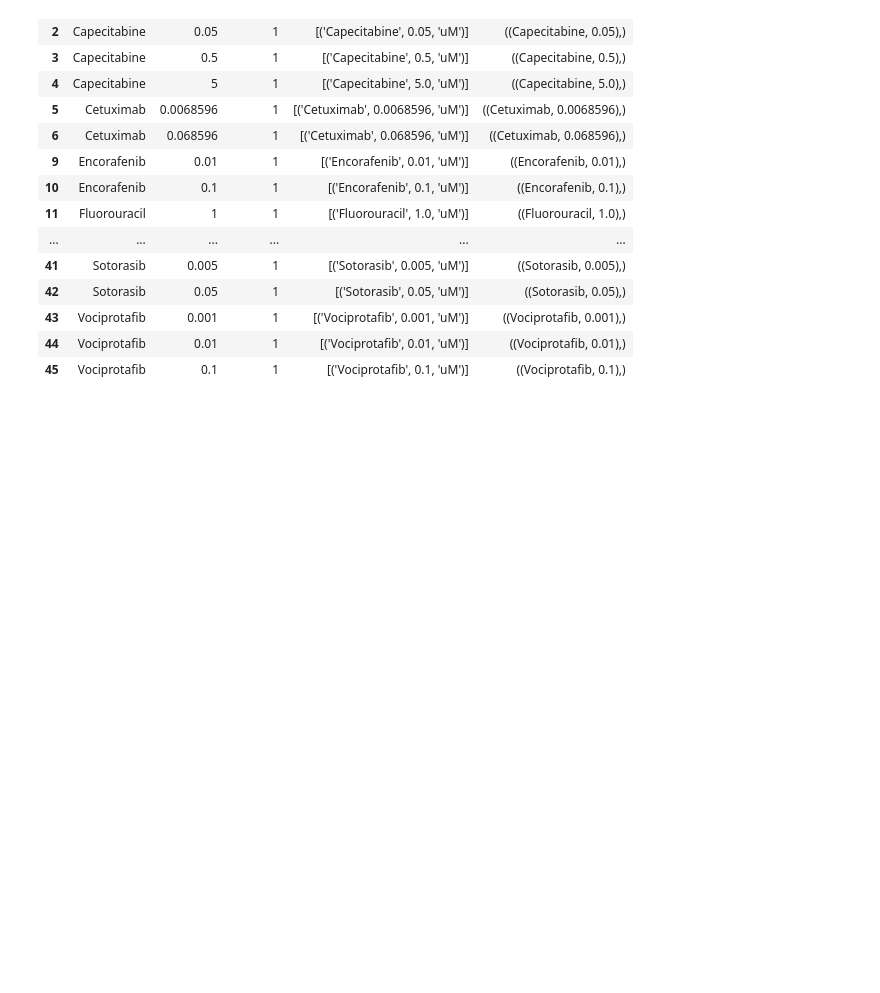
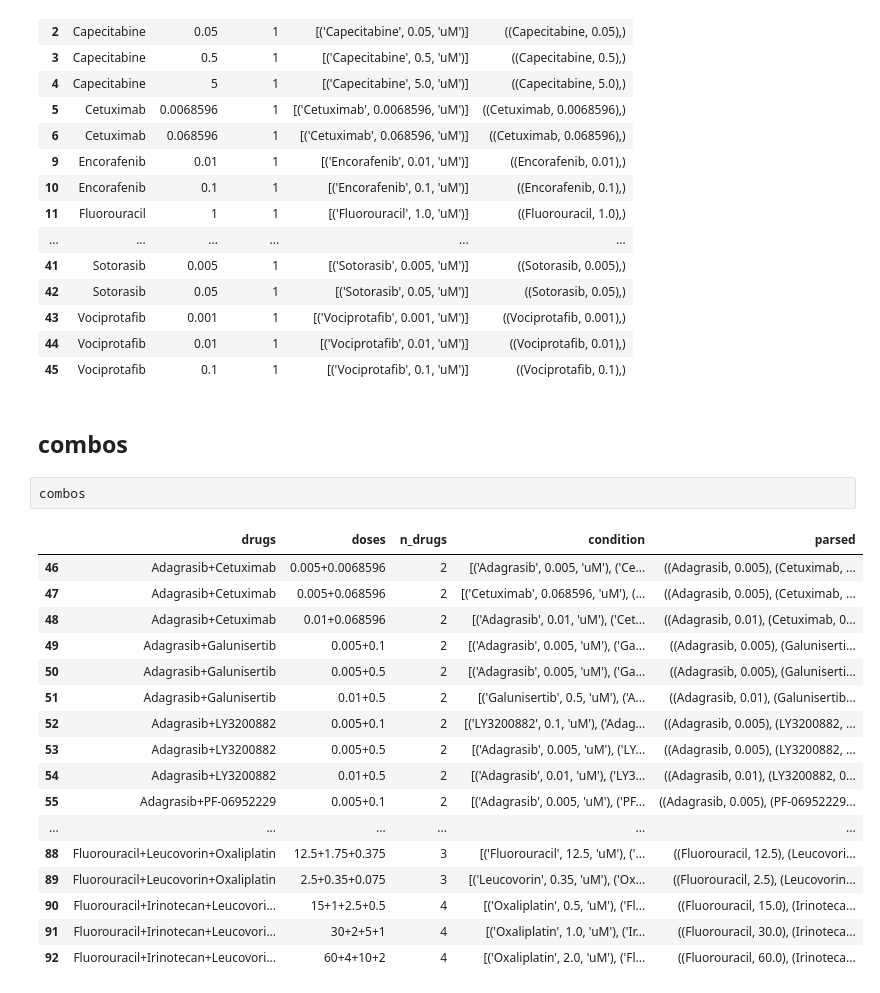
Before and after one commit to jeannieshe/relearn, a Jupyter notebook: notebooks/alaysia/emeraldbay_exploration.ipynb, the cells around one changed output. Saved outputs shown, nothing was run; the diff lists cells and outputs as text; blank space fills up the shorter version.

```diff
--- a/notebooks/alaysia/emeraldbay_exploration.ipynb
+++ b/notebooks/alaysia/emeraldbay_exploration.ipynb
@@ -118,3 +122,25 @@ singles
 | 43 | Vociprotafib | 0.001 | 1 | [('Vociprotafib', 0.001, 'uM')] | ((Vociprotafib, 0.001),) |
 | 44 | Vociprotafib | 0.01 | 1 | [('Vociprotafib', 0.01, 'uM')] | ((Vociprotafib, 0.01),) |
 | 45 | Vociprotafib | 0.1 | 1 | [('Vociprotafib', 0.1, 'uM')] | ((Vociprotafib, 0.1),) |
+# %% [markdown]
+## combos
+# %%
+combos
+# %% [output]
+|  | drugs | doses | n_drugs | condition | parsed |
+| 46 | Adagrasib+Cetuximab | 0.005+0.0068596 | 2 | [('Adagrasib', 0.005, 'uM'), ('Ce... | ((Adagrasib, 0.005), (Cetuximab, ... |
+| 47 | Adagrasib+Cetuximab | 0.005+0.068596 | 2 | [('Cetuximab', 0.068596, 'uM'), (... | ((Adagrasib, 0.005), (Cetuximab, ... |
+| 48 | Adagrasib+Cetuximab | 0.01+0.068596 | 2 | [('Adagrasib', 0.01, 'uM'), ('Cet... | ((Adagrasib, 0.01), (Cetuximab, 0... |
+| 49 | Adagrasib+Galunisertib | 0.005+0.1 | 2 | [('Adagrasib', 0.005, 'uM'), ('Ga... | ((Adagrasib, 0.005), (Galuniserti... |
+| 50 | Adagrasib+Galunisertib | 0.005+0.5 | 2 | [('Adagrasib', 0.005, 'uM'), ('Ga... | ((Adagrasib, 0.005), (Galuniserti... |
+| 51 | Adagrasib+Galunisertib | 0.01+0.5 | 2 | [('Galunisertib', 0.5, 'uM'), ('A... | ((Adagrasib, 0.01), (Galunisertib... |
+| 52 | Adagrasib+LY3200882 | 0.005+0.1 | 2 | [('LY3200882', 0.1, 'uM'), ('Adag... | ((Adagrasib, 0.005), (LY3200882, ... |
+| 53 | Adagrasib+LY3200882 | 0.005+0.5 | 2 | [('Adagrasib', 0.005, 'uM'), ('LY... | ((Adagrasib, 0.005), (LY3200882, ... |
+| 54 | Adagrasib+LY3200882 | 0.01+0.5 | 2 | [('Adagrasib', 0.01, 'uM'), ('LY3... | ((Adagrasib, 0.01), (LY3200882, 0... |
+| 55 | Adagrasib+PF-06952229 | 0.005+0.1 | 2 | [('Adagrasib', 0.005, 'uM'), ('PF... | ((Adagrasib, 0.005), (PF-06952229... |
+| ... | ... | ... | ... | ... | ... |
+| 88 | Fluorouracil+Leucovorin+Oxaliplatin | 12.5+1.75+0.375 | 3 | [('Fluorouracil', 12.5, 'uM'), ('... | ((Fluorouracil, 12.5), (Leucovori... |
+| 89 | Fluorouracil+Leucovorin+Oxaliplatin | 2.5+0.35+0.075 | 3 | [('Leucovorin', 0.35, 'uM'), ('Ox... | ((Fluorouracil, 2.5), (Leucovorin... |
+| 90 | Fluorouracil+Irinotecan+Leucovori... | 15+1+2.5+0.5 | 4 | [('Oxaliplatin', 0.5, 'uM'), ('Fl... | ((Fluorouracil, 15.0), (Irinoteca... |
+| 91 | Fluorouracil+Irinotecan+Leucovori... | 30+2+5+1 | 4 | [('Oxaliplatin', 1.0, 'uM'), ('Ir... | ((Fluorouracil, 30.0), (Irinoteca... |
+| 92 | Fluorouracil+Irinotecan+Leucovori... | 60+4+10+2 | 4 | [('Oxaliplatin', 2.0, 'uM'), ('Fl... | ((Fluorouracil, 60.0), (Irinoteca... |
```
Also changed, not shown: parts of 7 cells of this notebook.
